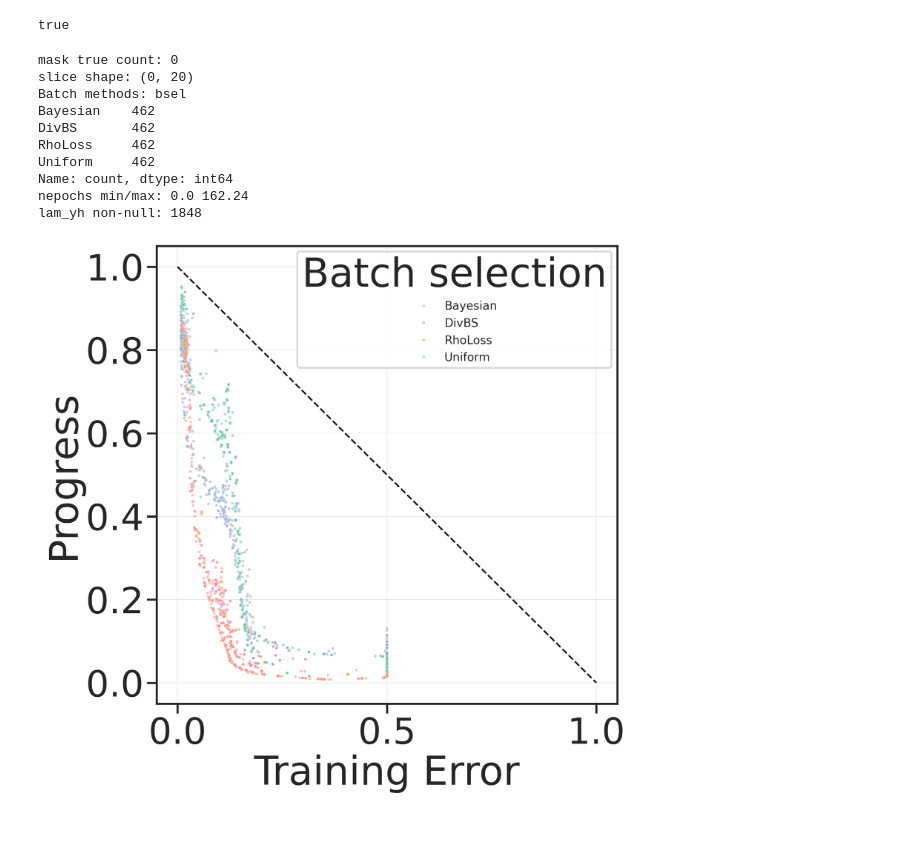
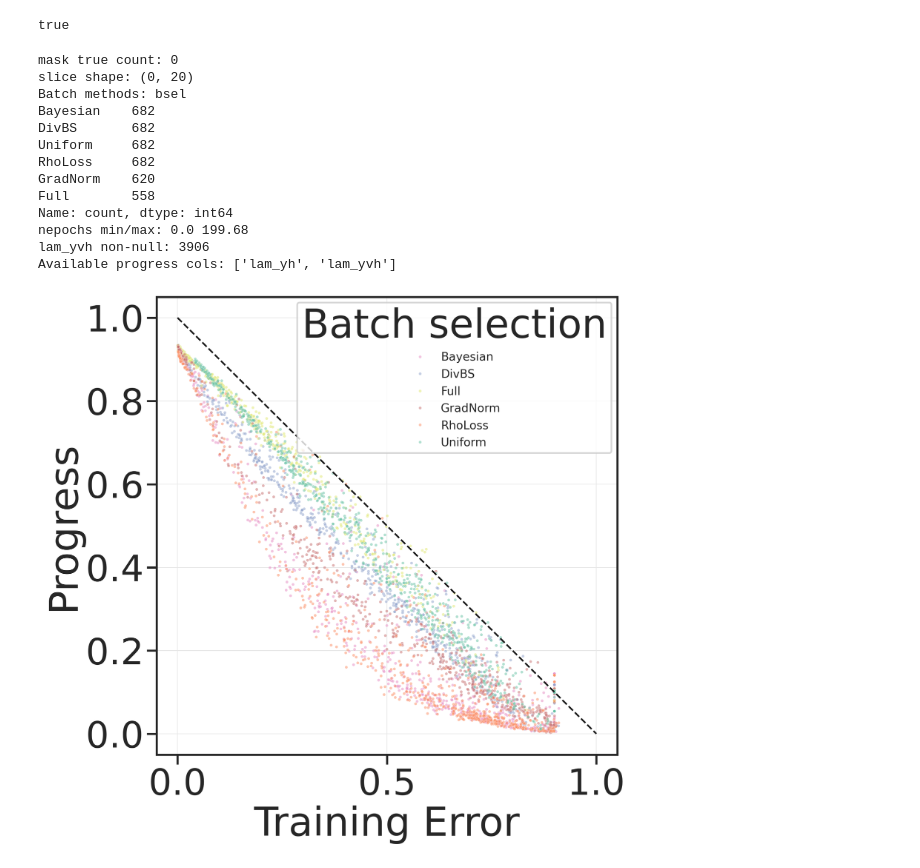
Before and after one commit to lukegreen109/low-dimensional-deepnets, a Jupyter notebook: notebooks/plot_results.ipynb, the cells around one changed output. Saved outputs shown, nothing was run; the diff lists cells and outputs as text; code cells hidden in the pictures; blank space fills up the shorter version.

```diff
--- a/notebooks/plot_results.ipynb
+++ b/notebooks/plot_results.ipynb
@@ -22,0 +23,11 @@ DATASET = "TwoMoons"
+# %%
+# Toggle which split you want to visualize: 'train' or 'test'
+SPLIT = 'test'  # <-- switch to 'test' to use yvh/lam_yvh/r_yvh_* files
+
+KEY_BY_SPLIT = {'train': 'yh', 'test': 'yvh'}
+if SPLIT not in KEY_BY_SPLIT:
+    raise ValueError(f"SPLIT must be one of {list(KEY_BY_SPLIT)}, got {SPLIT!r}")
+
+key = KEY_BY_SPLIT[SPLIT]
+lam_col = f"lam_{key}"
+print('Using SPLIT =', SPLIT, '| key =', key, '| lam_col =', lam_col)
@@ -83,7 +116,7 @@ if missing:
 if 'bsel' in df.columns:
     df_b = df.copy()
     df_b['BatchMethod'] = df_b['bsel'].astype(str)
-    df_b = df_b[df_b['lam_yh'].notna() & df_b['nepochs'].notna()]
+    df_b = df_b[df_b[lam_col].notna() & df_b['nepochs'].notna()]
 
     methods = sorted(df_b['BatchMethod'].unique())
 
@@ -95,7 +128,7 @@ if 'bsel' in df.columns:
         cmap_b.update(dict(zip(missing, pal)))
 
     f, ax = plt.subplots(figsize=(10, 10))
-    sns.lineplot(data=df_b, x='nepochs', y='lam_yh', hue='BatchMethod', palette=cmap_b,
+    sns.lineplot(data=df_b, x='nepochs', y=lam_col, hue='BatchMethod', palette=cmap_b,
                  estimator='median', errorbar=None, lw=4)
     ax.set(xlabel='Epochs', ylabel='Progress', xscale='log')
 
@@ -114,18 +147,22 @@ print("mask true count:", int(mask.sum()))
 print("slice shape:", df_b[mask].shape)
 print("Batch methods:", df['bsel'].value_counts())
 print("nepochs min/max:", df['nepochs'].min(), df['nepochs'].max())
-print("lam_yh non-null:", int(df['lam_yh'].notna().sum()))
+print(f"{lam_col} non-null:", int(df[lam_col].notna().sum()))
+print("Available progress cols:", [c for c in ['lam_yh','lam_yvh'] if c in df.columns])
 # %% [output]
 mask true count: 0
 slice shape: (0, 20)
 Batch methods: bsel
-Bayesian    462
-DivBS       462
-RhoLoss     462
-Uniform     462
+Bayesian    682
+DivBS       682
+Uniform     682
+RhoLoss     682
+GradNorm    620
+Full        558
 Name: count, dtype: int64
-nepochs min/max: 0.0 162.24
-lam_yh non-null: 1848
+nepochs min/max: 0.0 199.68
+lam_yvh non-null: 3906
+Available progress cols: ['lam_yh', 'lam_yvh']
 # %%
 import os
 import numpy as np
@@ -134,49 +171,45 @@ import seaborn as sns
 import matplotlib.pyplot as plt
 
 
-
 root = "/home/lgreen/projects/low-dimensional-deepnets"
 df = th.load(os.path.join(root, f"inpca_results/{DATASET}/didx_geod_all_progress.p"), weights_only=False).reset_index(drop=True)
 df = df[df.m != 'geodesic'].reset_index(drop=True)
-
 
 
 # Make sure nepochs exists
 labels = th.load(f"/home/lgreen/projects/Online_BS/results/data/labels_{DATASET}.p", weights_only=False)
 N_train = int(labels['train'].shape[0])
 bs_int = df['bs'].astype(str).astype(int, errors='ignore')
 df['nepochs'] = (df['t'] * bs_int) / N_train
 
 
-
 # Batch selection method
 df['BatchMethod'] = df['bsel'].astype(str)
-dfp = df[df['lam_yh'].notna() & df['nepochs'].notna()].reset_index(drop=True)
-
+dfp = df[df[lam_col].notna() & df['nepochs'].notna()].reset_index(drop=True)
 
 
 # Plot 1: Training Error vs Progress, colored by batch selection (colors fixed via CDICT_BSEL)
 methods = sorted(dfp['BatchMethod'].unique())
 
 cmap_b = {m: CDICT_BSEL[m] for m in methods if m in CDICT_BSEL}
 
 missing = [m for m in methods if m not in cmap_b]
 if missing:
     pal = sns.color_palette('Set2', n_colors=len(missing)).as_hex()
     cmap_b.update(dict(zip(missing, pal)))
 
 f, ax = plt.subplots(figsize=(10, 10))
-sns.scatterplot(data=dfp, x='err', y='lam_yh', hue='BatchMethod', palette=cmap_b,
+sns.scatterplot(data=dfp, x='err', y=lam_col, hue='BatchMethod', palette=cmap_b,
                 s=12, alpha=0.5, rasterized=True, ax=ax)
 sns.lineplot(x=np.linspace(0, 1, 100), y=np.linspace(0, 1, 100)[::-1],
              ax=ax, linestyle='--', lw=2, color='k', legend=False)
 ax.set(xlabel='Training Error', ylabel='Progress')
 
 plt.legend(title='Batch selection', fontsize=14)
 
 plt.show()
 # %% [output]
-[figure, old version]
+[figure, new version]
 # %%
 import os
 import pandas as pd
```
Also changed, not shown: parts of 7 cells of this notebook, 12 other files.
